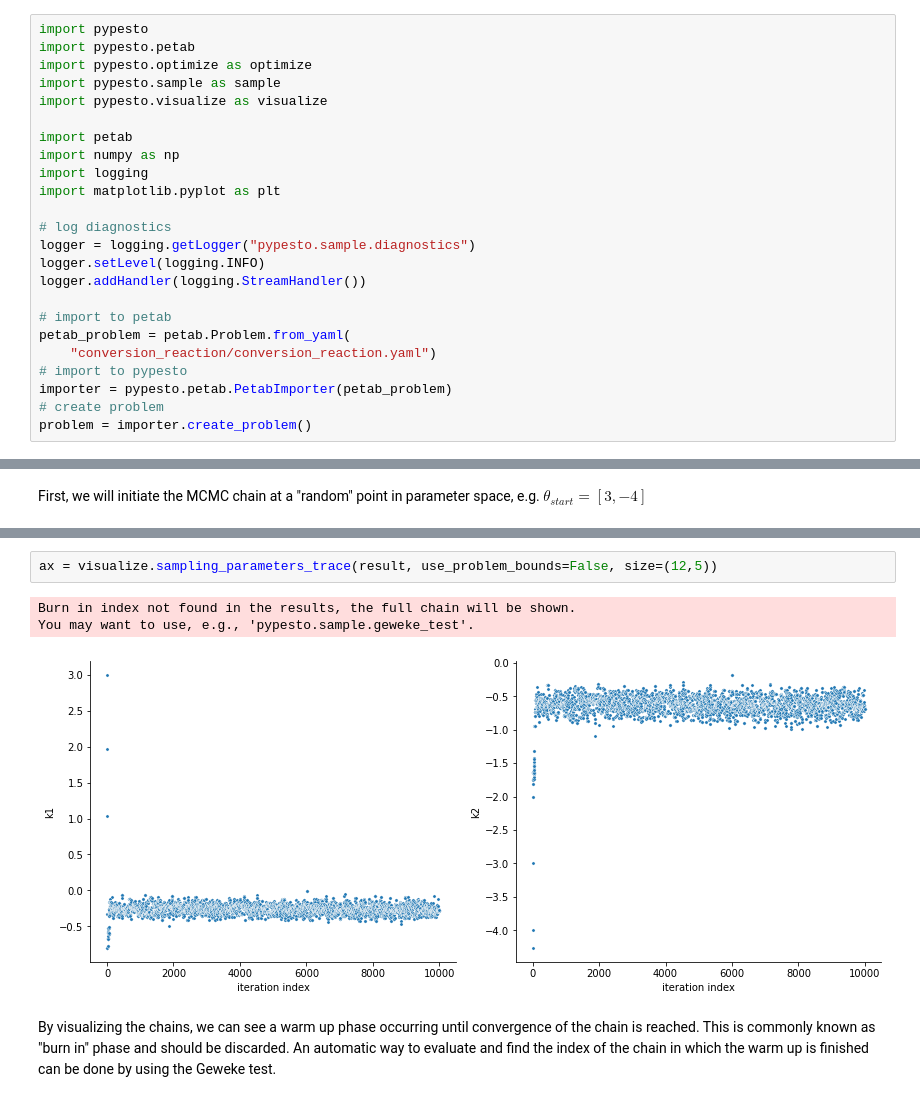
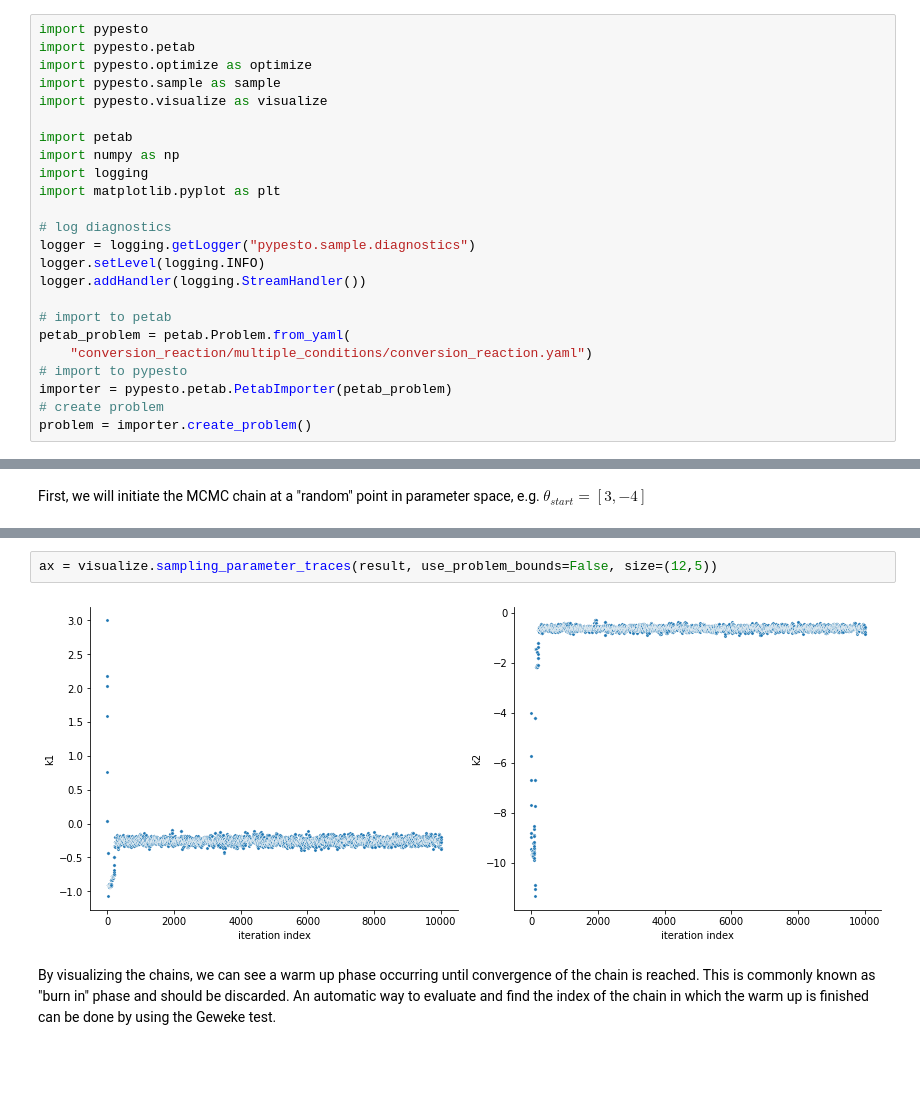
Before and after one commit to ICB-DCM/pyPESTO, a Jupyter notebook: doc/example/sampling_diagnostics.ipynb, the cells around one changed output, grey strips where cells are left out. Saved outputs shown, nothing was run; the diff lists cells and outputs as text; blank space fills up the shorter version.

```diff
--- a/doc/example/sampling_diagnostics.ipynb
+++ b/doc/example/sampling_diagnostics.ipynb
@@ -25,7 +25,7 @@ logger.addHandler(logging.StreamHandler())
 
 # import to petab
 petab_problem = petab.Problem.from_yaml(
-    "conversion_reaction/conversion_reaction.yaml")
+    "conversion_reaction/multiple_conditions/conversion_reaction.yaml")
 # import to pypesto
 importer = pypesto.petab.PetabImporter(petab_problem)
 # create problem
@@ -82,9 +47,7 @@ Elapsed time: 69.56
 # %%
-ax = visualize.sampling_parameters_trace(result, use_problem_bounds=False, size=(12,5))
+ax = visualize.sampling_parameter_traces(result, use_problem_bounds=False, size=(12,5))
 # %% [output]
-Burn in index not found in the results, the full chain will be shown.
-You may want to use, e.g., 'pypesto.sample.geweke_test'.
-[figure, old version]
+[figure, new version]
 # %% [markdown]
 By visualizing the chains, we can see a warm up phase occurring until convergence of the chain is reached. This is commonly known as "burn in" phase and should be discarded. An automatic way to evaluate and find the index of the chain in which the warm up is finished can be done by using the Geweke test.
 # %%
```
Also changed, not shown: parts of 26 cells of this notebook, 32 other files.
